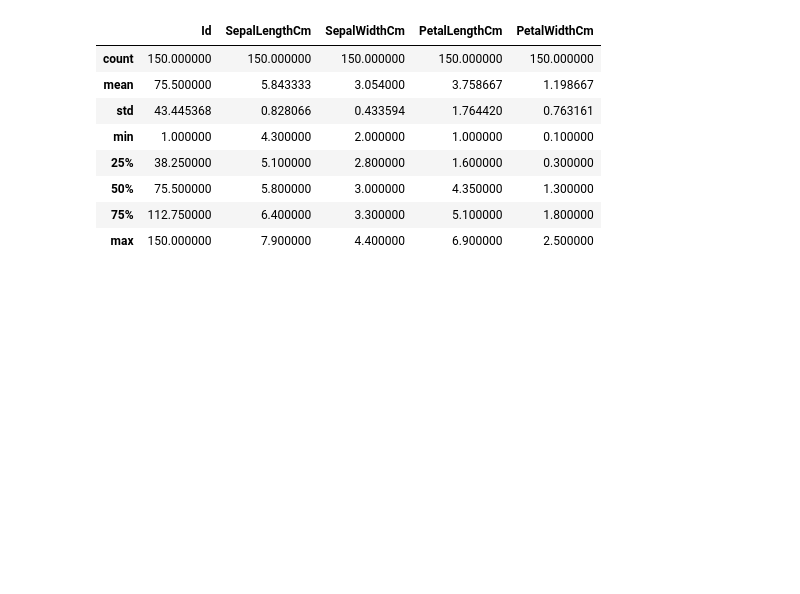
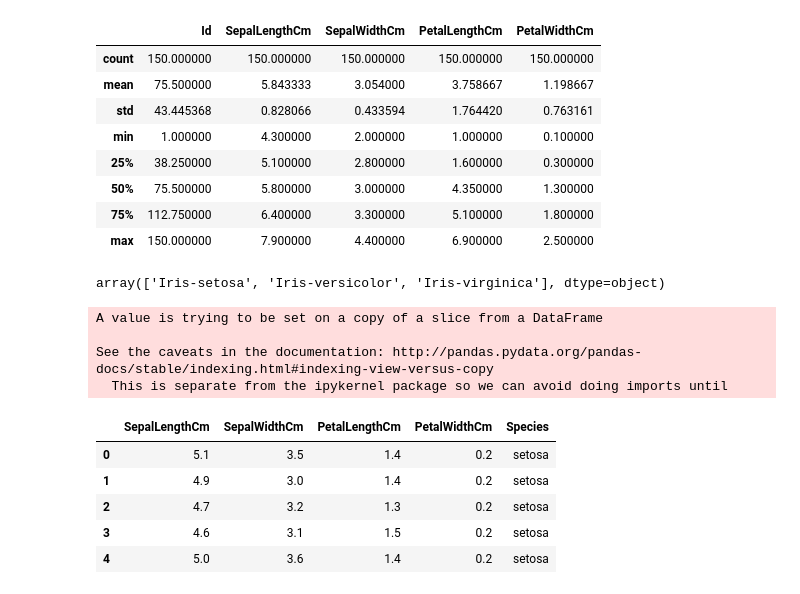
Before and after one commit to yitao-yu/Playing_-w_Iris, a Jupyter notebook: IrisPlotting.ipynb, the cells around one changed output. Cells and saved outputs as stored; diff of their text form; code cells hidden in the pictures; blank space fills up the shorter version.

```diff
--- a/IrisPlotting.ipynb
+++ b/IrisPlotting.ipynb
@@ -58,3 +40,7 @@ Irisdf.describe()
 | 50% | 75.500000 | 5.800000 | 3.000000 | 4.350000 | 1.300000 |
 | 75% | 112.750000 | 6.400000 | 3.300000 | 5.100000 | 1.800000 |
 | max | 150.000000 | 7.900000 | 4.400000 | 6.900000 | 2.500000 |
+# %%
+Irisdf.get("Species").unique()
+# %% [output]
+array(['Iris-setosa', 'Iris-versicolor', 'Iris-virginica'], dtype=object)
@@ -60,0 +51,9 @@ Irisdf.describe()
+# %%
+for i,row in df.iterrows():
+    ar = df["Species"][i].split("-")
+    df["Species"][i] = ar[1]
+# %% [output]
+A value is trying to be set on a copy of a slice from a DataFrame
+
+See the caveats in the documentation: http://pandas.pydata.org/pandas-docs/stable/indexing.html#indexing-view-versus-copy
+  This is separate from the ipykernel package so we can avoid doing imports until
@@ -60,0 +62,9 @@ Irisdf.describe()
+# %%
+df.head(5)
+# %% [output]
+|  | SepalLengthCm | SepalWidthCm | PetalLengthCm | PetalWidthCm | Species |
+| 0 | 5.1 | 3.5 | 1.4 | 0.2 | setosa |
+| 1 | 4.9 | 3.0 | 1.4 | 0.2 | setosa |
+| 2 | 4.7 | 3.2 | 1.3 | 0.2 | setosa |
+| 3 | 4.6 | 3.1 | 1.5 | 0.2 | setosa |
+| 4 | 5.0 | 3.6 | 1.4 | 0.2 | setosa |
```
Also changed, not shown: parts of 8 cells of this notebook.
